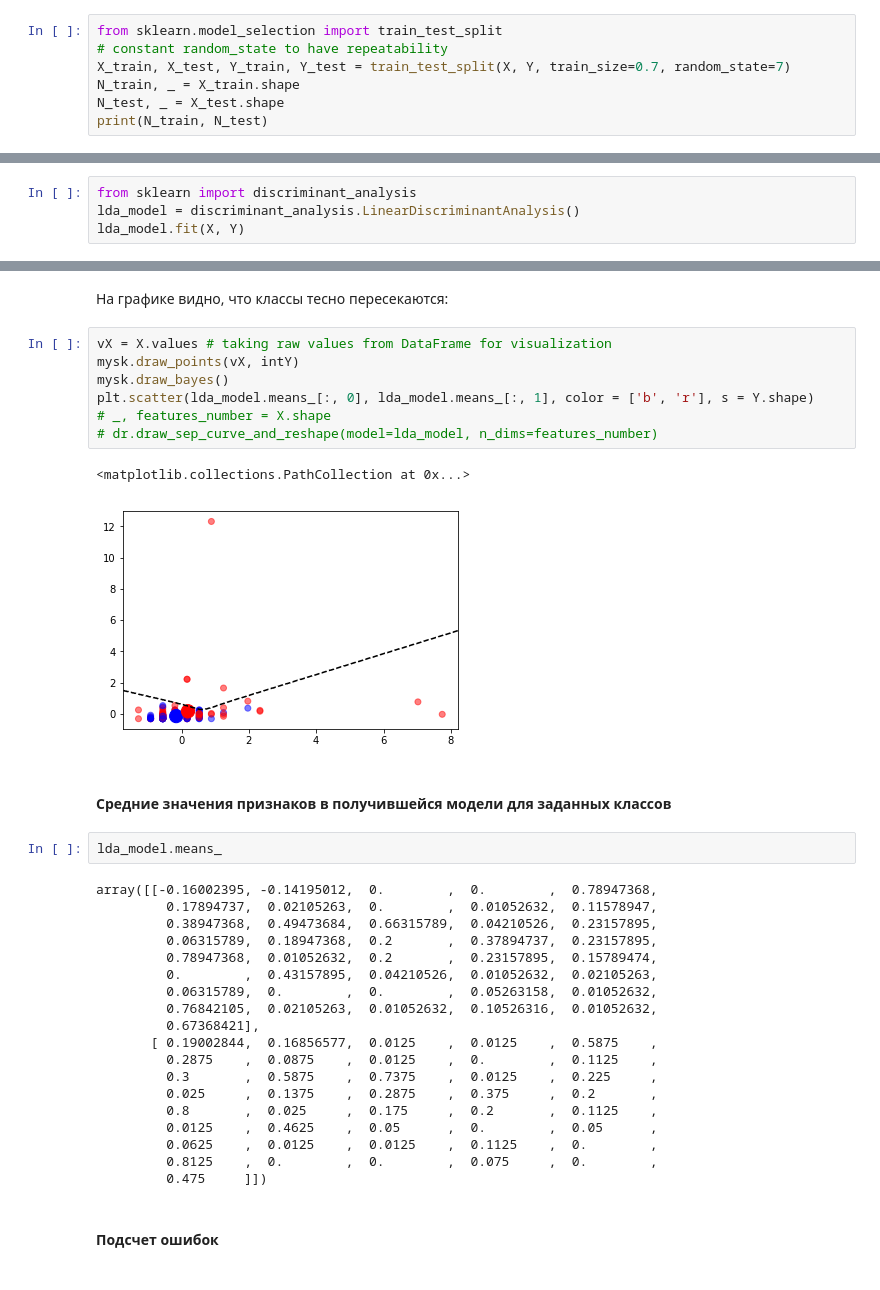
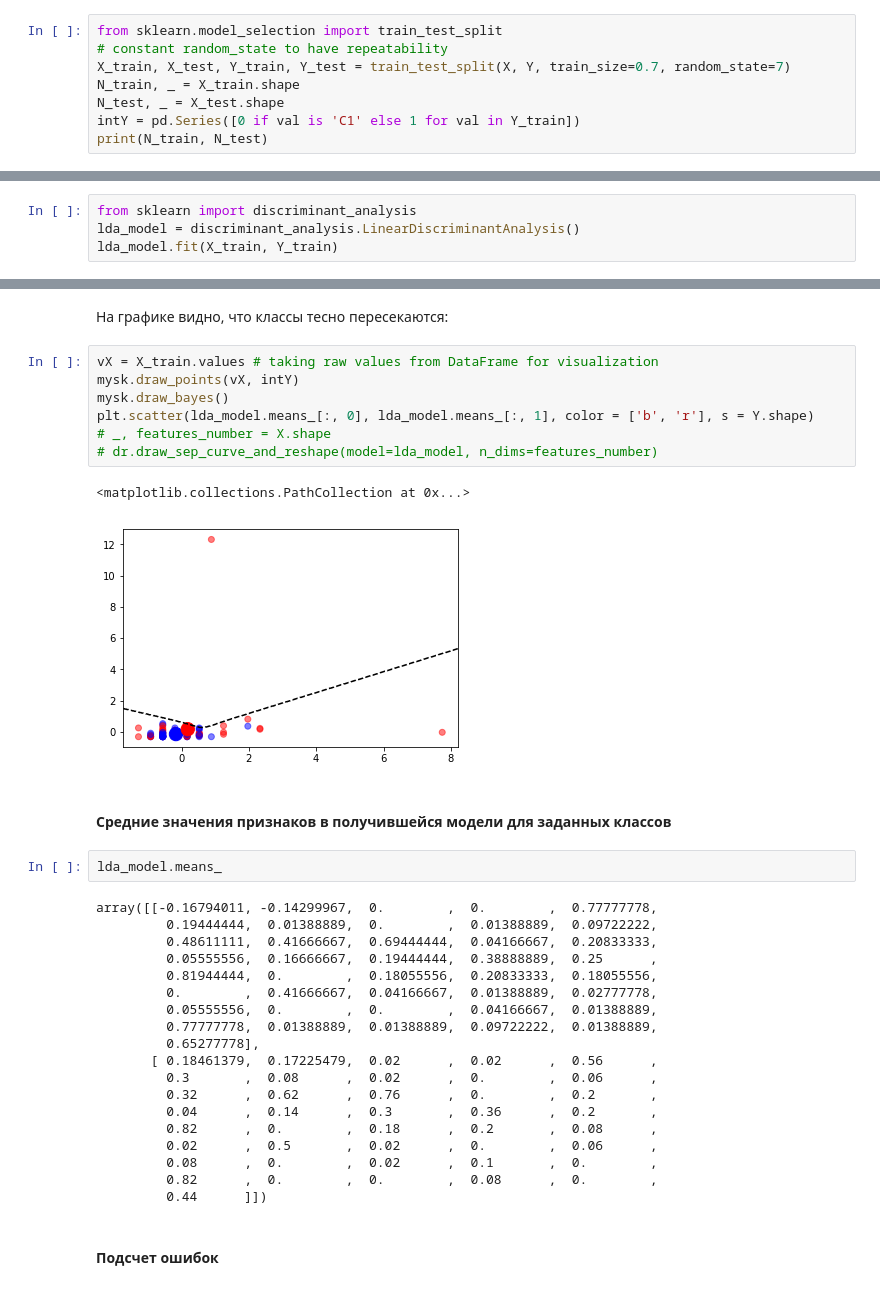
Before and after one commit to andrey-golubev/python-sandbox, a Jupyter notebook: data_analysis_2.ipynb, the cells around one changed output, grey strips where cells are left out. Cells and saved outputs as stored; diff of their text form.

```diff
--- a/data_analysis_2.ipynb
+++ b/data_analysis_2.ipynb
@@ -81,6 +81,7 @@ from sklearn.model_selection import train_test_split
 X_train, X_test, Y_train, Y_test = train_test_split(X, Y, train_size=0.7, random_state=7)
 N_train, _ = X_train.shape
 N_test, _ = X_test.shape
+intY = pd.Series([0 if val is 'C1' else 1 for val in Y_train])
 print(N_train, N_test)
 # %% [output]
 122 53
@@ -183,7 +184,7 @@ plt.scatter(lda_model_ex.means_[:, 0], lda_model_ex.means_[:, 1], color = ['b',
 # %%
 from sklearn import discriminant_analysis
 lda_model = discriminant_analysis.LinearDiscriminantAnalysis()
-lda_model.fit(X, Y)
+lda_model.fit(X_train, Y_train)
 # %% [output]
 LinearDiscriminantAnalysis(n_components=None, priors=None, shrinkage=None,
               solver='svd', store_covariance=False, tol=0.0001)
@@ -213,38 +219,38 @@ mysk.draw_bayes()
 # %% [markdown]
 На графике видно, что классы тесно пересекаются:
 # %%
-vX = X.values # taking raw values from DataFrame for visualization
+vX = X_train.values # taking raw values from DataFrame for visualization
 mysk.draw_points(vX, intY)
 mysk.draw_bayes()
 plt.scatter(lda_model.means_[:, 0], lda_model.means_[:, 1], color = ['b', 'r'], s = Y.shape)
 # _, features_number = X.shape
 # dr.draw_sep_curve_and_reshape(model=lda_model, n_dims=features_number)
 # %% [output]
 <matplotlib.collections.PathCollection at 0x...>
-[figure, old version]
+[figure, new version]
 # %% [markdown]
 #### Средние значения признаков в получившейся модели для заданных классов
 # %%
 lda_model.means_
 # %% [output]
-array([[-0.16002395, -0.14195012,  0.        ,  0.        ,  0.78947368,
-         0.17894737,  0.02105263,  0.        ,  0.01052632,  0.11578947,
-         0.38947368,  0.49473684,  0.66315789,  0.04210526,  0.23157895,
-         0.06315789,  0.18947368,  0.2       ,  0.37894737,  0.23157895,
-         0.78947368,  0.01052632,  0.2       ,  0.23157895,  0.15789474,
-         0.        ,  0.43157895,  0.04210526,  0.01052632,  0.02105263,
-         0.06315789,  0.        ,  0.        ,  0.05263158,  0.01052632,
-         0.76842105,  0.02105263,  0.01052632,  0.10526316,  0.01052632,
-         0.67368421],
-       [ 0.19002844,  0.16856577,  0.0125    ,  0.0125    ,  0.5875    ,
-         0.2875    ,  0.0875    ,  0.0125    ,  0.        ,  0.1125    ,
-         0.3       ,  0.5875    ,  0.7375    ,  0.0125    ,  0.225     ,
-         0.025     ,  0.1375    ,  0.2875    ,  0.375     ,  0.2       ,
-         0.8       ,  0.025     ,  0.175     ,  0.2       ,  0.1125    ,
-         0.0125    ,  0.4625    ,  0.05      ,  0.        ,  0.05      ,
-         0.0625    ,  0.0125    ,  0.0125    ,  0.1125    ,  0.        ,
-         0.8125    ,  0.        ,  0.        ,  0.075     ,  0.        ,
-         0.475     ]])
+array([[-0.16794011, -0.14299967,  0.        ,  0.        ,  0.77777778,
+         0.19444444,  0.01388889,  0.        ,  0.01388889,  0.09722222,
+         0.48611111,  0.41666667,  0.69444444,  0.04166667,  0.20833333,
+         0.05555556,  0.16666667,  0.19444444,  0.38888889,  0.25      ,
+         0.81944444,  0.        ,  0.18055556,  0.20833333,  0.18055556,
+         0.        ,  0.41666667,  0.04166667,  0.01388889,  0.02777778,
+         0.05555556,  0.        ,  0.        ,  0.04166667,  0.01388889,
+         0.77777778,  0.01388889,  0.01388889,  0.09722222,  0.01388889,
+         0.65277778],
+       [ 0.18461379,  0.17225479,  0.02      ,  0.02      ,  0.56      ,
+         0.3       ,  0.08      ,  0.02      ,  0.        ,  0.06      ,
+         0.32      ,  0.62      ,  0.76      ,  0.        ,  0.2       ,
+         0.04      ,  0.14      ,  0.3       ,  0.36      ,  0.2       ,
+         0.82      ,  0.        ,  0.18      ,  0.2       ,  0.08      ,
+         0.02      ,  0.5       ,  0.02      ,  0.        ,  0.06      ,
+         0.08      ,  0.        ,  0.02      ,  0.1       ,  0.        ,
+         0.82      ,  0.        ,  0.        ,  0.08      ,  0.        ,
+         0.44      ]])
 # %% [markdown]
 #### Подсчет ошибок
 # %%
```
Also changed, not shown: parts of 9 cells of this notebook, 1 other file.
